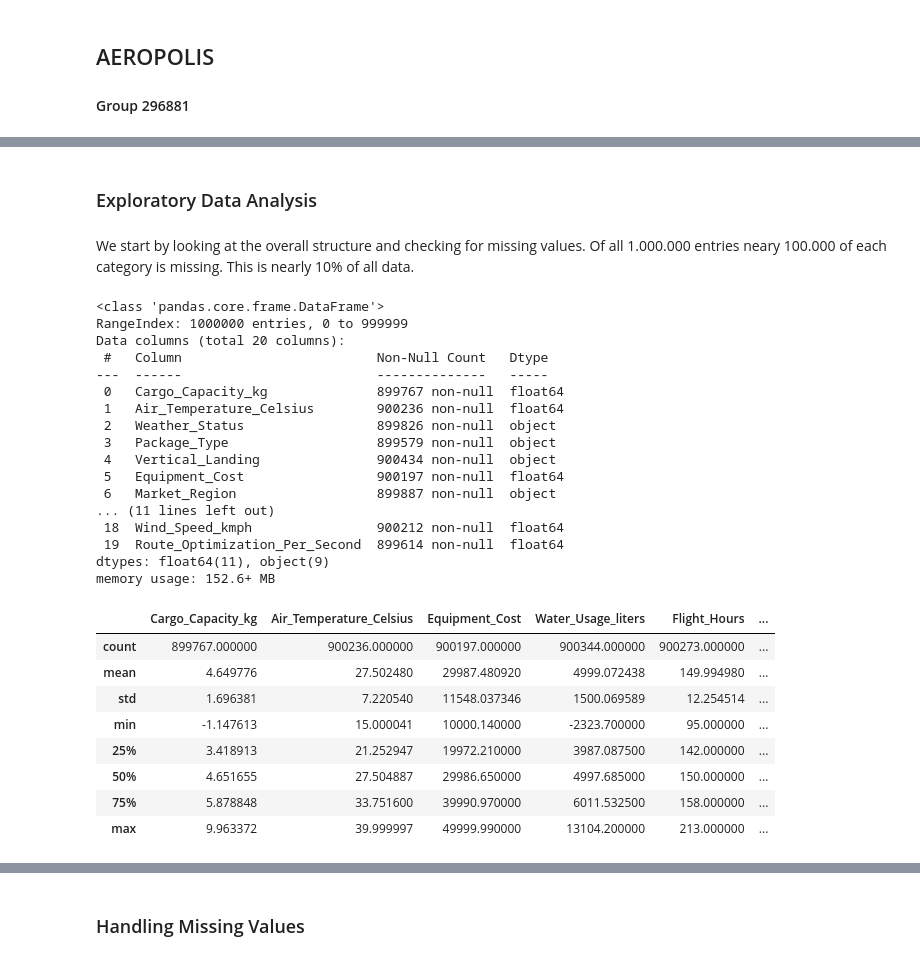
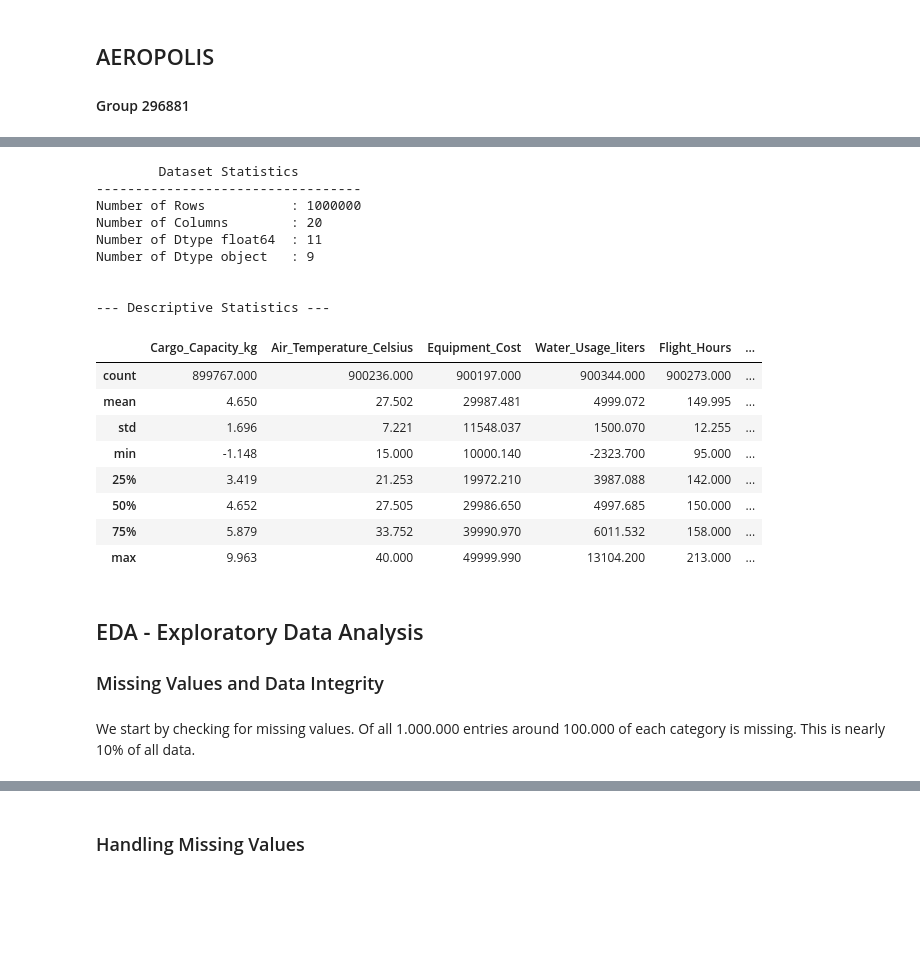
Before and after one commit to yaseminates/Aeropolis_AIML_296881, a Jupyter notebook: main.ipynb, the cells around one changed output, grey strips where cells are left out. Cells and saved outputs as stored; diff of their text form; code cells hidden in the pictures; blank space fills up the shorter version.

```diff
--- a/main.ipynb
+++ b/main.ipynb
@@ -88,41 +106,42 @@ df.to_csv('aeropolis_sample.csv', index=False)
+# %%
+# Dataset Statistics
+
+dtypes_count = df.dtypes.value_counts()
+
+# Dataset Statistics
+print(f"{'Dataset Statistics':^34}")
+print(f"{'-'*34}")
+print(f"{'Number of Rows':<25}: {df.shape[0]}")
+print(f"{'Number of Columns':<25}: {df.shape[1]}")
+
+# Printing dtype counts
+for dtype, count in dtypes_count.items():
+    print(f"Number of Dtype {str(dtype):<9}: {count}")
+
+print("\n\n--- Descriptive Statistics ---")
+describe_df = df.describe().round(3)
+describe_df
+# %% [output]
+        Dataset Statistics
+----------------------------------
+Number of Rows           : 1000000
+Number of Columns        : 20
+Number of Dtype float64  : 11
+Number of Dtype object   : 9
+
+
+--- Descriptive Statistics ---
+|  | Cargo_Capacity_kg | Air_Temperature_Celsius | Equipment_Cost | Water_Usage_liters | Flight_Hours | ... |
+| count | 899767.000 | 900236.000 | 900197.000 | 900344.000 | 900273.000 | ... |
+| mean | 4.650 | 27.502 | 29987.481 | 4999.072 | 149.995 | ... |
+| std | 1.696 | 7.221 | 11548.037 | 1500.070 | 12.255 | ... |
+| min | -1.148 | 15.000 | 10000.140 | -2323.700 | 95.000 | ... |
+| 25% | 3.419 | 21.253 | 19972.210 | 3987.088 | 142.000 | ... |
+| 50% | 4.652 | 27.505 | 29986.650 | 4997.685 | 150.000 | ... |
+| 75% | 5.879 | 33.752 | 39990.970 | 6011.532 | 158.000 | ... |
+| max | 9.963 | 40.000 | 49999.990 | 13104.200 | 213.000 | ... |
 # %% [markdown]
-### Exploratory Data Analysis
+## EDA - Exploratory Data Analysis
+### Missing Values and Data Integrity
 # %% [markdown]
-We start by looking at the overall structure and checking for missing values. Of all 1.000.000 entries neary 100.000 of each category is missing. This is nearly 10% of all data.
+We start by checking for missing values. Of all 1.000.000 entries around 100.000 of each category is missing. This is nearly 10% of all data.
-# %%
-# Statistics
-
-df_or.shape
-
-df_or.info()
-
-df_or.describe()
-
-# These will be structured later...
-# %% [output]
-<class 'pandas.core.frame.DataFrame'>
-RangeIndex: 1000000 entries, 0 to 999999
-Data columns (total 20 columns):
- #   Column                         Non-Null Count   Dtype
----  ------                         --------------   -----
- 0   Cargo_Capacity_kg              899767 non-null  float64
- 1   Air_Temperature_Celsius        900236 non-null  float64
- 2   Weather_Status                 899826 non-null  object
- 3   Package_Type                   899579 non-null  object
- 4   Vertical_Landing               900434 non-null  object
- 5   Equipment_Cost                 900197 non-null  float64
- 6   Market_Region                  899887 non-null  object
-... (11 lines left out)
- 18  Wind_Speed_kmph                900212 non-null  float64
- 19  Route_Optimization_Per_Second  899614 non-null  float64
-dtypes: float64(11), object(9)
-memory usage: 152.6+ MB
-|  | Cargo_Capacity_kg | Air_Temperature_Celsius | Equipment_Cost | Water_Usage_liters | Flight_Hours | ... |
-| count | 899767.000000 | 900236.000000 | 900197.000000 | 900344.000000 | 900273.000000 | ... |
-| mean | 4.649776 | 27.502480 | 29987.480920 | 4999.072438 | 149.994980 | ... |
-| std | 1.696381 | 7.220540 | 11548.037346 | 1500.069589 | 12.254514 | ... |
-| min | -1.147613 | 15.000041 | 10000.140000 | -2323.700000 | 95.000000 | ... |
-| 25% | 3.418913 | 21.252947 | 19972.210000 | 3987.087500 | 142.000000 | ... |
-| 50% | 4.651655 | 27.504887 | 29986.650000 | 4997.685000 | 150.000000 | ... |
-| 75% | 5.878848 | 33.751600 | 39990.970000 | 6011.532500 | 158.000000 | ... |
-| max | 9.963372 | 39.999997 | 49999.990000 | 13104.200000 | 213.000000 | ... |
```
Also changed, not shown: parts of 11 cells of this notebook.
